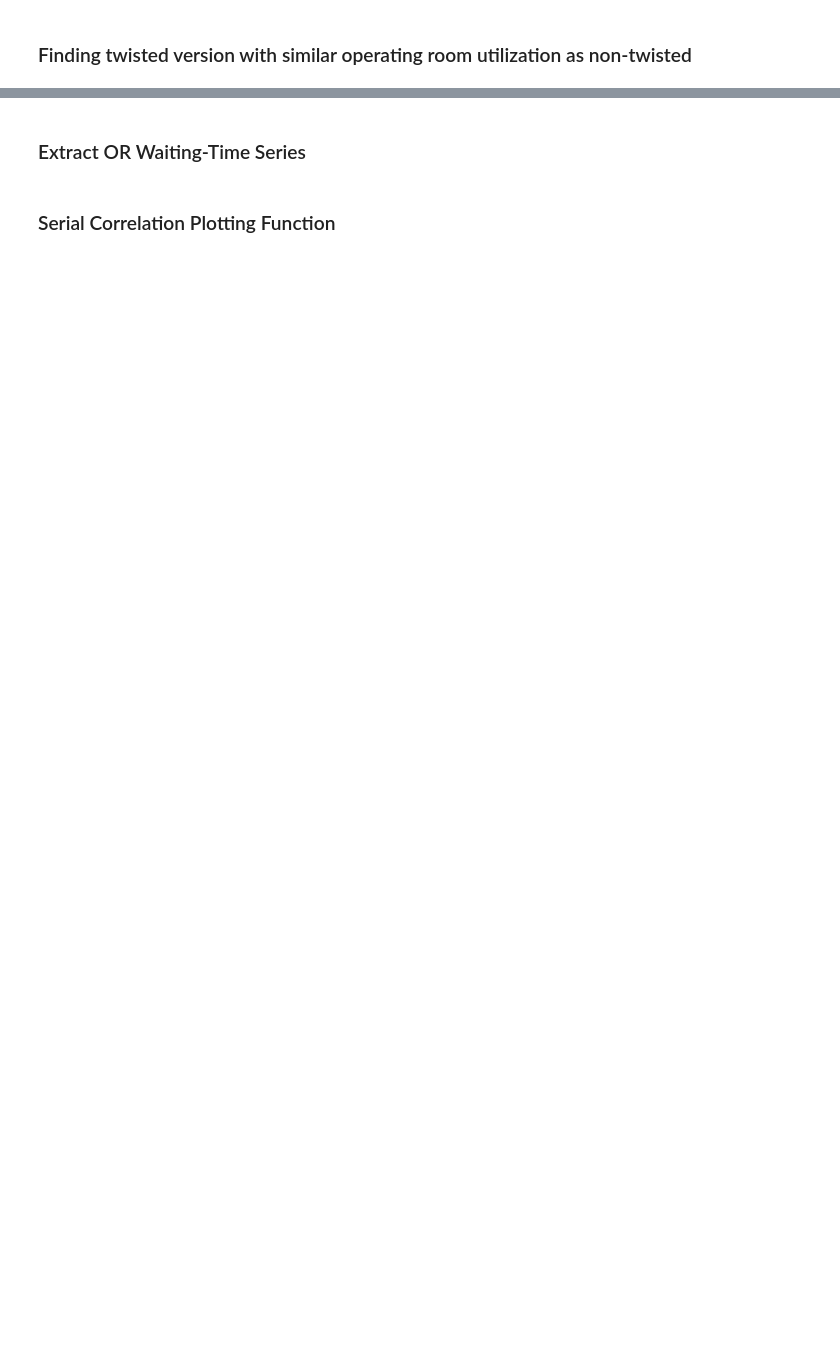
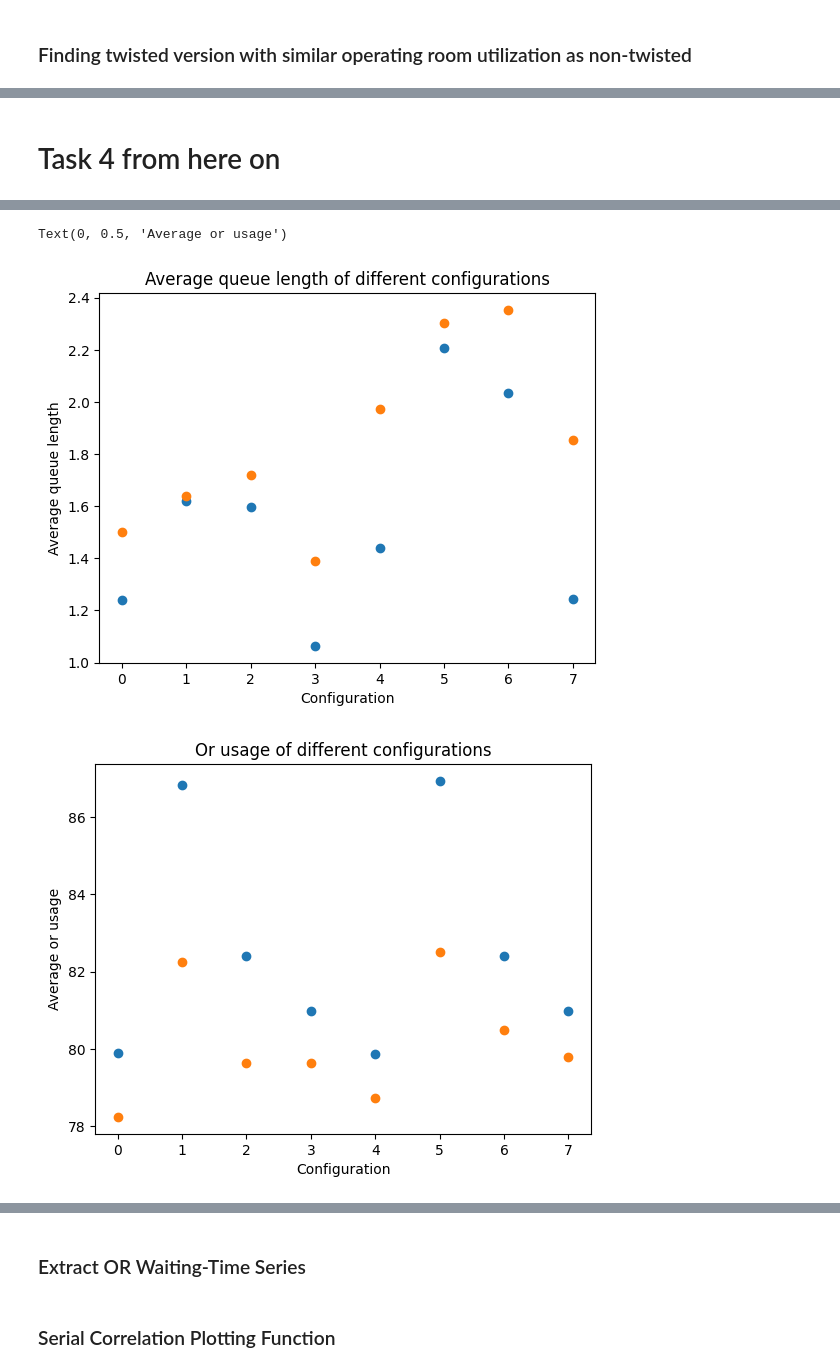
Before and after one commit to joona111/Simulation-Project, a Jupyter notebook: Hospital.ipynb, the cells around one changed output, grey strips where cells are left out. Drawn from its saved outputs; the diff is of its cells as text; code cells hidden in the pictures; blank space fills up the shorter version.

Commit message:
added statically twisted version to the configuration comparisons

```diff
--- a/Hospital.ipynb
+++ b/Hospital.ipynb
@@ -258,0 +153,2 @@ yeah twist, and arrival time distr. increased to 35:  0.3907269559307494
+# %% [markdown]
+# Task 4 from here on
@@ -258,0 +237,47 @@ yeah twist, and arrival time distr. increased to 35:  0.3907269559307494
+# %%
+import pandas as pd
+configurations = [
+    #4 prep,4 rec
+    [[4,1,4],[25,40,20,40],[(20,30),None,None,None]],
+    [[4,1,4],[22.5,40,20,40],[None,(30,50),None,(30,50)]],
+    [[4,1,4],[25,40,20,40],[None,None,None,None]],
+    [[4,1,4],[25,40,20,40],[(20,30),(30,50),None,(30,50)]],
+    #5 prep,4 rec
+     [[5,1,4],[25,40,20,40],[(20,30),None,None,None]],
+    [[5,1,4],[22.5,40,20,40],[None,(30,50),None,(30,50)]],
+    [[5,1,4],[25,40,20,40],[None,None,None,None]],
+    [[5,1,4],[25,40,20,40],[(20,30),(30,50),None,(30,50)]],
+]
+
+results = pd.DataFrame(columns=["avg_queue_length","avg_queue_per_sample","config","or_usage"])
+resultsTwist = pd.DataFrame(columns=["avg_queue_length","avg_queue_per_sample","config","or_usage"])
+for i,conf in enumerate(configurations):
+
+    utilizations,blocked,queue = simulate(samples = 10,rooms=conf[0],times_exp = conf[1],times_unif = conf[2])
+    results.loc[len(results)] = [np.mean(queue[0]),queue[0],i,np.mean(utilizations[0])]
+    resultsTwist.loc[len(results)] = [np.mean(queue[1]),queue[1],i,np.mean(utilizations[1])]
+
+data = pd.DataFrame(columns=["queue","config"])
+data["queue"]=results["avg_queue_length"]
+data["config"]=results["config"]
+data["usage"]=results["or_usage"]
+
+data2 = pd.DataFrame(columns=["queue","config"])
+data2["queue"]=resultsTwist["avg_queue_length"]
+data2["config"]=resultsTwist["config"]
+data2["usage"]=resultsTwist["or_usage"]
+
+plt.figure(0)
+plt.scatter(data["config"],data["queue"])
+plt.scatter(data2["config"],data2["queue"])
+plt.title("Average queue length of different configurations")
+plt.xlabel("Configuration")
+plt.ylabel("Average queue length")
+
+plt.figure(1)
+plt.scatter(data["config"],data["usage"])
+plt.scatter(data2["config"],data2["usage"])
+plt.title("Or usage of different configurations")
+plt.xlabel("Configuration")
+plt.ylabel("Average or usage")
+# %% [output]
@@ -258,0 +301,3 @@ yeah twist, and arrival time distr. increased to 35:  0.3907269559307494
+Text(0, 0.5, 'Average or usage')
+[figure, new version]
+[figure, new version]
```
Also changed, not shown: parts of 13 cells of this notebook, 1 other file.
